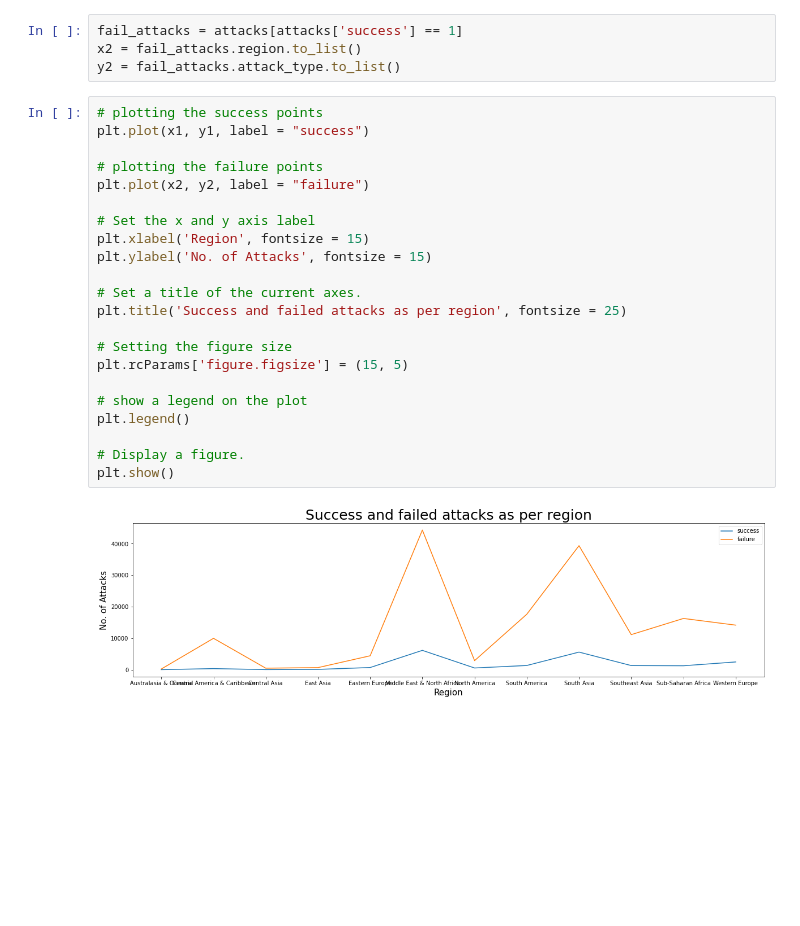
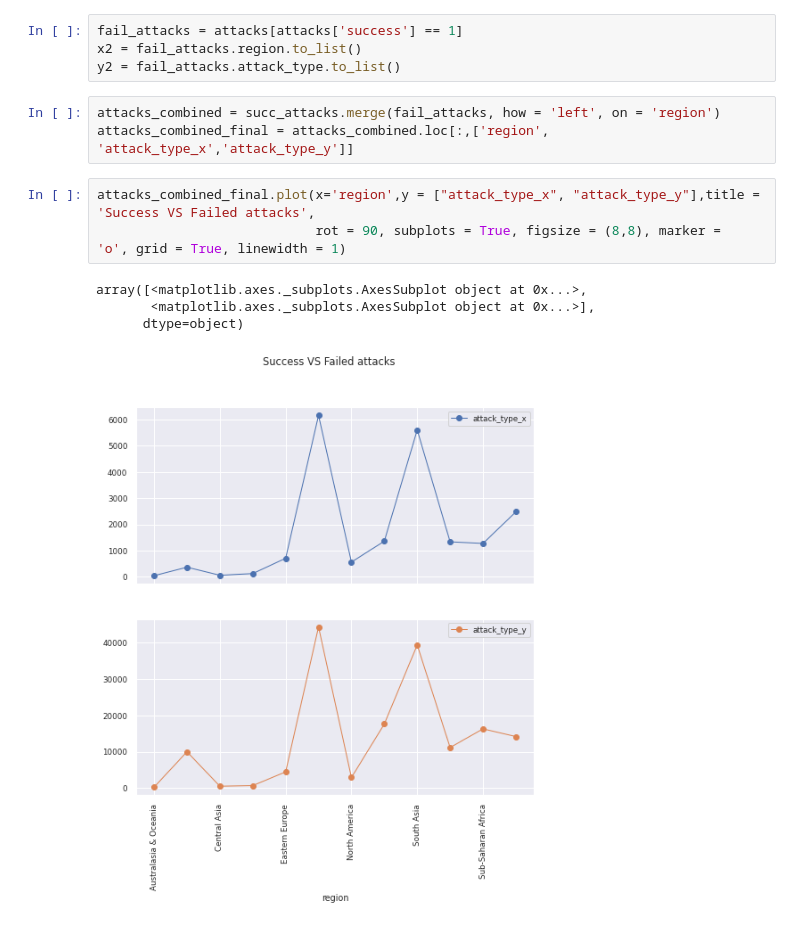
Before and after one commit to kunikagupta27/Global-Terrorism-Analysis, a Jupyter notebook: Global_Terrorism_Analysis_Capstone_Project.ipynb, the cells around one changed output. Cells and saved outputs as stored; diff of their text form; blank space fills up the shorter version.

```diff
--- a/Global_Terrorism_Analysis_Capstone_Project.ipynb
+++ b/Global_Terrorism_Analysis_Capstone_Project.ipynb
@@ -521,27 +537,14 @@ y1 = succ_attacks.attack_type.to_list()
 fail_attacks = attacks[attacks['success'] == 1]
 x2 = fail_attacks.region.to_list()
 y2 = fail_attacks.attack_type.to_list()
-# %%
-# plotting the success points
-plt.plot(x1, y1, label = "success")
-
-# plotting the failure points
-plt.plot(x2, y2, label = "failure")
-
-# Set the x and y axis label
-plt.xlabel('Region', fontsize = 15)
-plt.ylabel('No. of Attacks', fontsize = 15)
-
-# Set a title of the current axes.
-plt.title('Success and failed attacks as per region', fontsize = 25)
-
-# Setting the figure size
-plt.rcParams['figure.figsize'] = (15, 5)
-
-# show a legend on the plot
-plt.legend()
-
-# Display a figure.
-plt.show()
-# %% [output]
-[figure, removed]
+# %%
+attacks_combined = succ_attacks.merge(fail_attacks, how = 'left', on = 'region')
+attacks_combined_final = attacks_combined.loc[:,['region', 'attack_type_x','attack_type_y']]
+# %%
+attacks_combined_final.plot(x='region',y = ["attack_type_x", "attack_type_y"],title = 'Success VS Failed attacks',
+                            rot = 90, subplots = True, figsize = (8,8), marker =  'o', grid = True, linewidth = 1)
+# %% [output]
+array([<matplotlib.axes._subplots.AxesSubplot object at 0x...>,
+       <matplotlib.axes._subplots.AxesSubplot object at 0x...>],
+      dtype=object)
+[figure, added]
```
Also changed, not shown: parts of 7 cells of this notebook.
